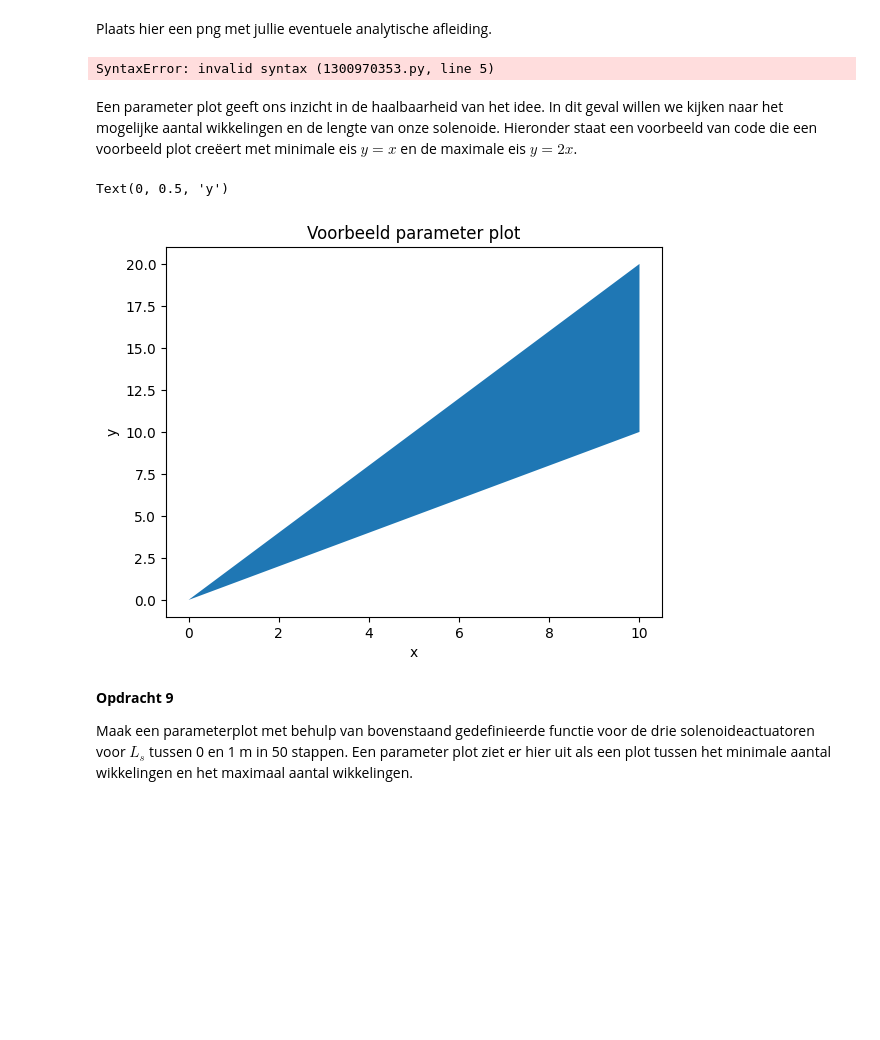
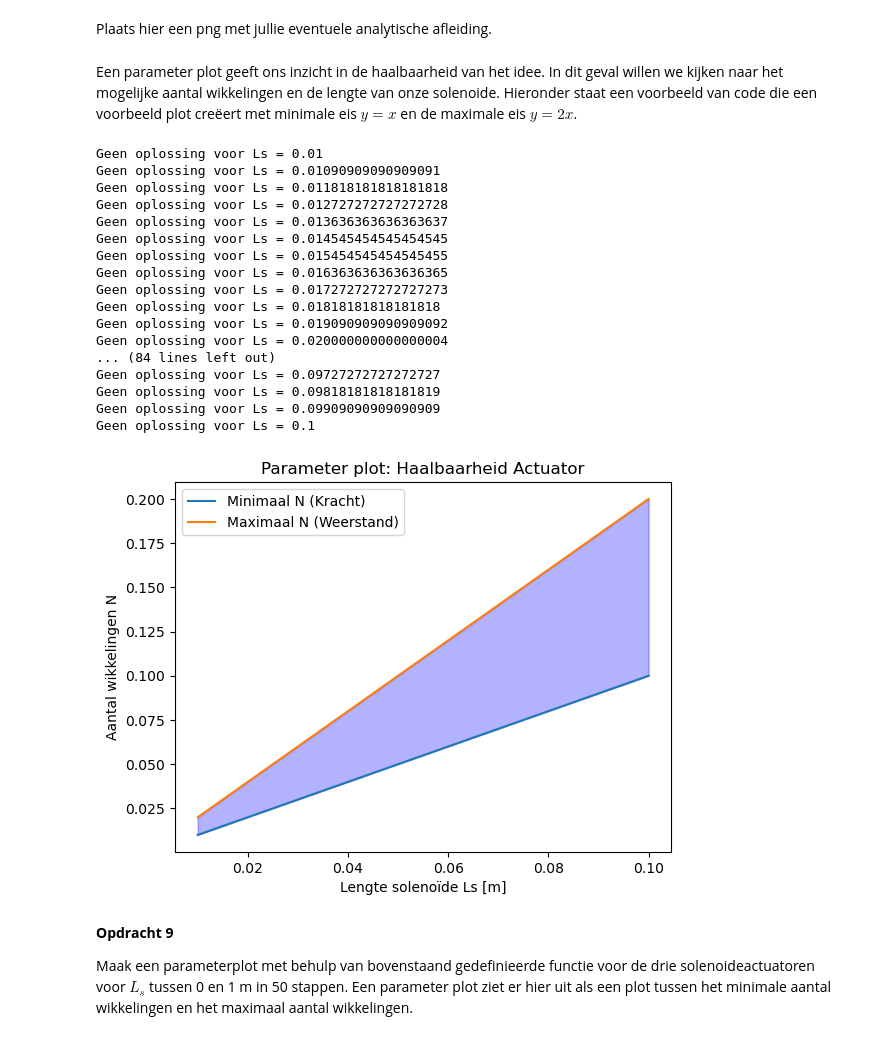
Before and after one commit to carstenschroevers-eng/opdrachten-DEF-D, a Jupyter notebook: KrachtactuatorOpdracht.ipynb, the cells around one changed output. Saved outputs shown, nothing was run; the diff lists cells and outputs as text; code cells hidden in the pictures; blank space fills up the shorter version.

```diff
--- a/KrachtactuatorOpdracht.ipynb
+++ b/KrachtactuatorOpdracht.ipynb
@@ -179,36 +179,82 @@ Het maximum aantal wikkelingen is de kleinste van voorwaarde 2) en 3). Geef een
 # %% [markdown]
 Plaats hier een png met jullie eventuele analytische afleiding.
 # %%
-### BEGIN SOLUTION
+def aantal_wikkelingen(L_s, r_s, r_d, I, F, U, rho_koper, mu_r):
+    import math
+    mu_0 = 4 * math.pi * 1e-7
 
-def aantal_wikkelingen(relevante_parameters):
-    # Voeg hieronder de formules voor het maximum en minimum aantal wikkelingen.
-    N_min =
-    N_max_1 =
-    N_max_2 =
+    # 1) Minimum aantal wikkelingen voor de benodigde kracht F
+    # Afgeleid uit F = (mu_0 * pi * r_s^2 * (N*I)^2 * (mu_r - 1)) / (2 * L_s^2)
+    teller_min = 2 * F * (L_s**2)
+    noemer_min = mu_0 * math.pi * (r_s**2) * (I**2) * (mu_r - 1)
+    N_min = math.sqrt(teller_min / noemer_min)
+
+    # 2) Maximum aantal wikkelingen gebaseerd op lengte Ls (één laag draad)
+    # De diameter van de draad is 2 * r_d
+    N_max_1 = L_s / (2 * r_d)
+
+    # 3) Maximum aantal wikkelingen gebaseerd op wet van Ohm (maximale weerstand)
+    # R_max = U / I en R = rho * lengte / oppervlak_draad
+    A_draad = math.pi * (r_d**2)
+    R_max = U / I
+    L_draad_max = (R_max * A_draad) / rho_koper
+    N_max_2 = L_draad_max / (2 * math.pi * r_s)
+
+    # Het werkelijke maximum is de beperkende factor van de twee
+    N_max = min(N_max_1, N_max_2)
 
     if N_min > N_max: ## Als het ontwerp niet mogelijk is.
-        print('The design with %.1f unit has no workable solution'%a)
+        print(f"Geen oplossing voor Ls = {L_s}")
         N_min = 'NaN'
         N_max = 'NaN'
-    N_max = max(N_max_1,N_max_2)
+
     return N_min, N_max
-# %% [output]
-SyntaxError: invalid syntax (1300970353.py, line 5)
 # %% [markdown]
 Een parameter plot geeft ons inzicht in de haalbaarheid van het idee. In dit geval willen we kijken naar het mogelijke aantal wikkelingen en de lengte van onze solenoide. Hieronder staat een voorbeeld van code die een voorbeeld plot creëert met minimale eis $y=x$ en de maximale eis $y=2x$.
 # %%
-x = np.linspace(0,10,100)
+x = np.linspace(0.01, 0.1,100) #lengte spoel.
+
+# --- Parameters voor de simulatie (bijv. de Deuractuator) ---
+r_s = 0.01        # 1 cm straal
+r_d = 0.00005       # 0.1 mm diameter draad -> 0.05 mm straal
+I = 0.5             # 500 mA van 9V batterij
+F = 40.0            # 40 Newton kracht
+U = 9.0             # 9 Volt
+rho = 1.72e-8
+mu_r = 5000
+
+resultaten = [aantal_wikkelingen(Ls, r_s, r_d, I, F, U, rho, mu_r) for Ls in x]
 y_min = x # Minimale eis
 y_max = 2*x # Maximale eis
 
-plt.fill_between(x,y_min,y_max) # De ruimte tussen de eisen vullen
-plt.title("Voorbeeld parameter plot")
-plt.xlabel("x")
-plt.ylabel("y")
+plt.fill_between(x, y_min, y_max, color='blue', alpha=0.3)
+plt.plot(x, y_min, label='Minimaal N (Kracht)')
+plt.plot(x, y_max, label='Maximaal N (Weerstand)')
+
+plt.title("Parameter plot: Haalbaarheid Actuator")
+plt.xlabel("Lengte solenoïde Ls [m]")
+plt.ylabel("Aantal wikkelingen N")
+plt.legend()
+plt.show()
 # %% [output]
-Text(0, 0.5, 'y')
+Geen oplossing voor Ls = 0.01
+Geen oplossing voor Ls = 0.01090909090909091
+Geen oplossing voor Ls = 0.011818181818181818
+Geen oplossing voor Ls = 0.012727272727272728
+Geen oplossing voor Ls = 0.013636363636363637
+Geen oplossing voor Ls = 0.014545454545454545
+Geen oplossing voor Ls = 0.015454545454545455
+Geen oplossing voor Ls = 0.016363636363636365
+Geen oplossing voor Ls = 0.017272727272727273
+Geen oplossing voor Ls = 0.01818181818181818
+Geen oplossing voor Ls = 0.019090909090909092
+Geen oplossing voor Ls = 0.020000000000000004
+... (84 lines left out)
+Geen oplossing voor Ls = 0.09727272727272727
+Geen oplossing voor Ls = 0.09818181818181819
+Geen oplossing voor Ls = 0.09909090909090909
+Geen oplossing voor Ls = 0.1
-[figure, old version]
+[figure, new version]
 # %% [markdown]
 **Opdracht 9**
 
```
